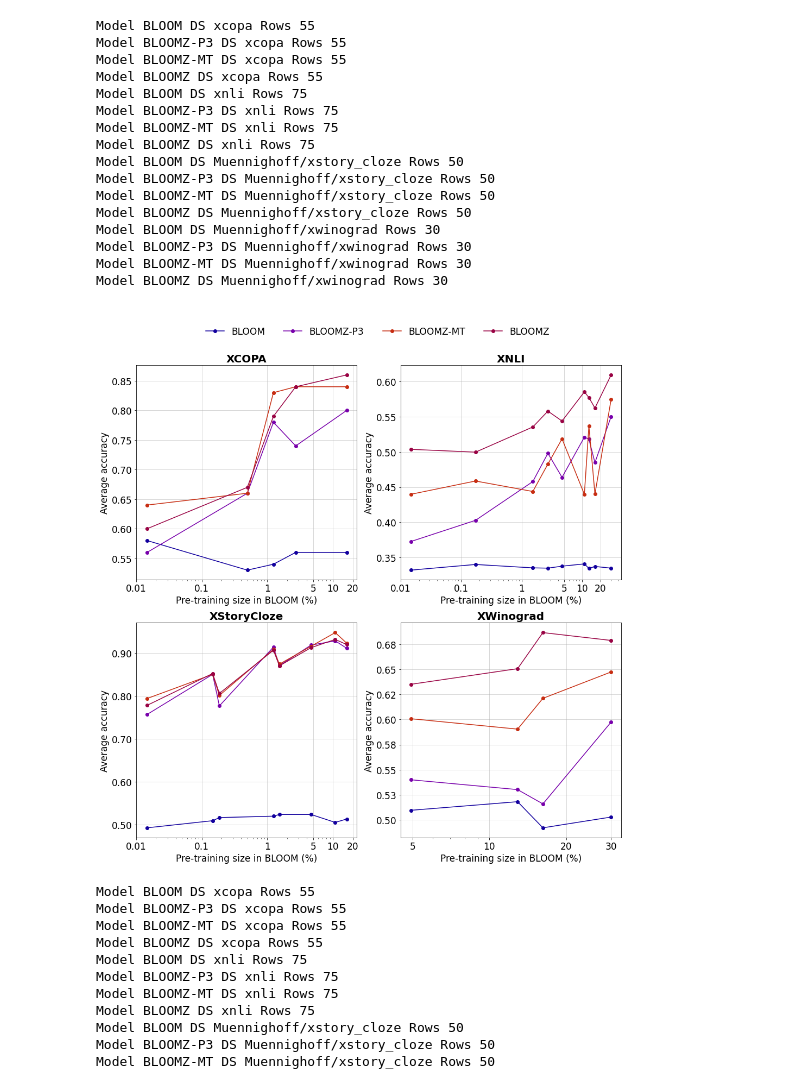
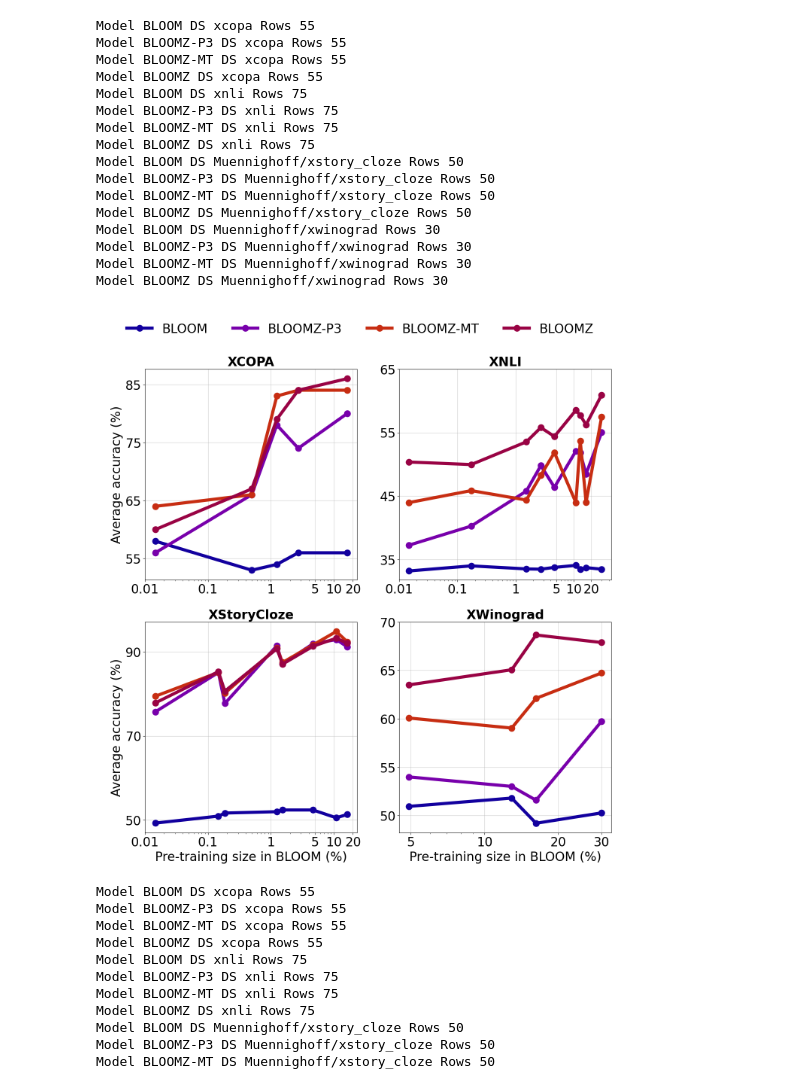
Before and after one commit to bigscience-workshop/xmtf, a Jupyter notebook: plotstables/figure_notebooks/pretrainingsizes.ipynb, the cells around one changed output. Saved outputs shown, nothing was run; the diff lists cells and outputs as text; code cells hidden in the pictures.

```diff
--- a/plotstables/figure_notebooks/pretrainingsizes.ipynb
+++ b/plotstables/figure_notebooks/pretrainingsizes.ipynb
@@ -111,7 +119,7 @@ MODEL_TO_RES = {
     "BLOOMZ": bloomz,
 }
 
-for ax, ds in zip(axes.flatten(), datasets):
+for z, (ax, ds) in enumerate(zip(axes.flatten(), datasets)):
     y_scores_models = []
     for name in MODEL_TO_RES:
         model_type = MODEL_TO_RES[name]
@@ -151,20 +159,25 @@ for ax, ds in zip(axes.flatten(), datasets):
     for i, (name, model_scores) in enumerate(y_scores_models):
       y_scores = [model_scores[lang] for lang in displayed_langs]
       # ax.bar(x - offset + i * width, y_scores, width, label=name)
-      ax.plot(x, y_scores,  marker="o", label=name, color=color_map[name])
+      ax.plot(x, y_scores,  marker="o", label=name, color=color_map[name], linewidth=6.0, markersize=12)
 
 
     # Add some text for labels, title and custom x-axis tick labels, etc.
-    ax.set_ylabel('Average accuracy')
-    ax.set_xlabel("Pre-training size in BLOOM (%)")
+    if z in (0, 2):
+        ax.set_ylabel('Average accuracy (%)')
+    if z in (2, 3):
+        ax.set_xlabel("Pre-training size in BLOOM (%)")
+    #ax.set_xticks(model_xticks_num_global, model_xticks_global)
+
+
     #ax.set_xticks(x, labels)
-    ax.set_title(DS_TO_NAME[ds.split("/")[-1]], fontweight="bold", fontsize=20)
+    ax.set_title(DS_TO_NAME[ds.split("/")[-1]], fontweight="bold", fontsize=24)
     ax.grid(alpha=0.6)
 
 
     for item in ([ax.xaxis.label, ax.yaxis.label] +
              ax.get_xticklabels() + ax.get_yticklabels()):
-      item.set_fontsize(17)
+      item.set_fontsize(24)
     ax.set_xscale('log')
 
     ax.get_yaxis().set_major_formatter(matplotlib.ticker.ScalarFormatter()) # Allow non-mathematical values
@@ -172,6 +185,11 @@ for ax, ds in zip(axes.flatten(), datasets):
 
     ax.get_xaxis().set_major_formatter(matplotlib.ticker.ScalarFormatter())
     ax.get_xaxis().set_major_formatter(matplotlib.ticker.FormatStrFormatter('%g')) # Rmv trailing zeroes
+
+    ticks = ax.get_yticks()
+    labs = [str(round(t*100)) for t in ticks]
+    ax.set_yticks(ticks[1::2], labs[1::2])
+
     if ds == "Muennighoff/xwinograd":
       #ax.get_xaxis().set_major_locator(plt.MaxNLocator(1))
 
@@ -190,36 +208,37 @@ for ax, ds in zip(axes.flatten(), datasets):
 # Create deduplicated Global Legend
 handles, labels = plt.gca().get_legend_handles_labels()
 by_label = dict(zip(labels, handles))
 fig.legend(
     by_label.values(),
     by_label.keys(),
-    loc=(0.20, 0.94), # "upper center",
+    loc=(0.05, 0.94), # "upper center",
     ncol=len(by_label),
     frameon=False,
-    fontsize=17
+    fontsize=24,
 )
 #plt.subplots_adjust(hspace=0.5)
 plt.savefig('pretraining_sizes.pdf', dpi=300, bbox_inches='tight')
+plt.savefig('pretraining_sizes.png', dpi=300, bbox_inches='tight')
 
 plt.show()
 # %% [output]
 Model BLOOM DS xcopa Rows 55
 Model BLOOMZ-P3 DS xcopa Rows 55
 Model BLOOMZ-MT DS xcopa Rows 55
 Model BLOOMZ DS xcopa Rows 55
 Model BLOOM DS xnli Rows 75
 Model BLOOMZ-P3 DS xnli Rows 75
 Model BLOOMZ-MT DS xnli Rows 75
 Model BLOOMZ DS xnli Rows 75
 Model BLOOM DS Muennighoff/xstory_cloze Rows 50
 Model BLOOMZ-P3 DS Muennighoff/xstory_cloze Rows 50
 Model BLOOMZ-MT DS Muennighoff/xstory_cloze Rows 50
 Model BLOOMZ DS Muennighoff/xstory_cloze Rows 50
 Model BLOOM DS Muennighoff/xwinograd Rows 30
 Model BLOOMZ-P3 DS Muennighoff/xwinograd Rows 30
 Model BLOOMZ-MT DS Muennighoff/xwinograd Rows 30
 Model BLOOMZ DS Muennighoff/xwinograd Rows 30
-[figure, old version]
+[figure, new version]
 # %%
 import matplotlib.pyplot as plt
 import numpy as np
```
Also changed, not shown: parts of 4 cells of this notebook, 2 other files.
